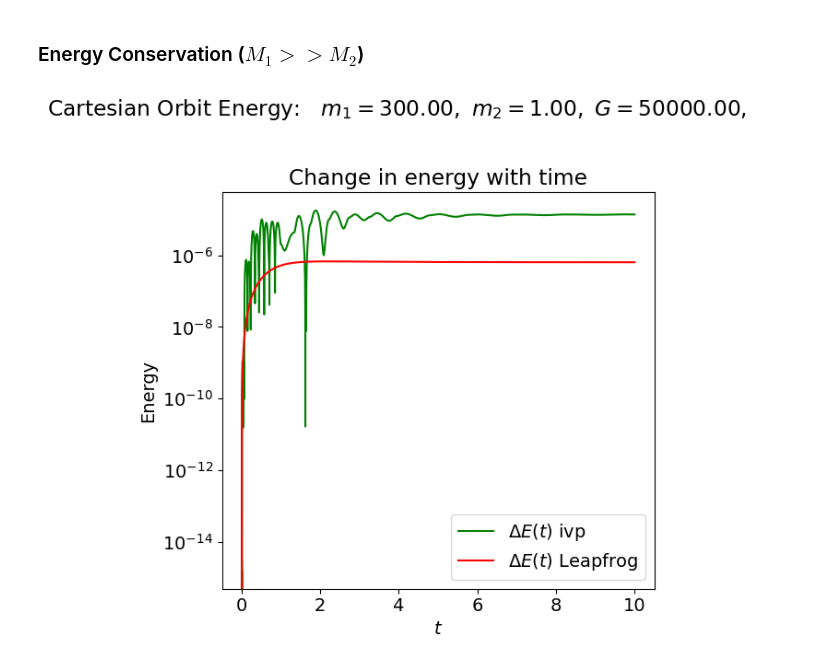
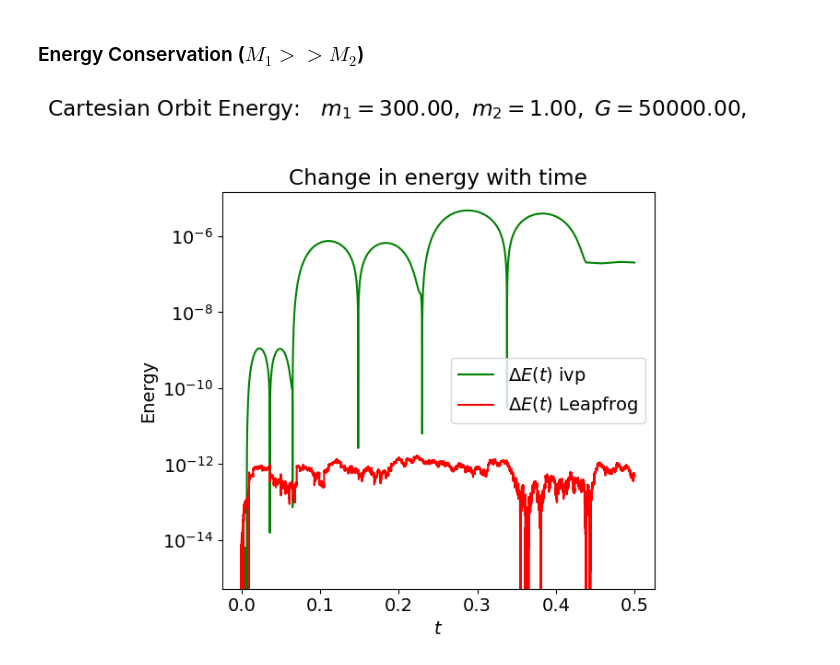
Before and after one commit to myers2004/5300_final, a Jupyter notebook: 5300_final.ipynb, the cells around one changed output. Cells and saved outputs as stored; diff of their text form; code cells hidden in the pictures.

```diff
--- a/5300_final.ipynb
+++ b/5300_final.ipynb
@@ -1605,8 +1605,8 @@ fig.tight_layout()
 # %%
 # Plotting time
 t_start = 0.
-t_end = 200.
-delta_t = 0.001
+t_end = 0.5
+delta_t = 0.0000005
 
 t_pts = np.arange(t_start, t_end+delta_t, delta_t)
 
@@ -1655,25 +1655,25 @@ E_tot_rel_pts_LF = np.abs((E_tot_pts_LF - E_tot_0_LF)/E_tot_0_LF)
 # %%
 fig_5 = plt.figure(figsize=(6,6))
 
 overall_title = 'Cartesian Orbit Energy:  ' + \
                  rf' $m_1 = {m1:.2f},$' + \
                  rf' $m_2 = {m2:.2f},$' + \
                  rf' $G = {G:.2f},$'
 fig_5.suptitle(overall_title, va='baseline')
 
 
 max_index = 10000
 ax_5a = fig_5.add_subplot(1,1,1)
-ax_5a.semilogy(t_pts[:max_index], E_tot_rel_pts[:max_index],
+ax_5a.semilogy(t_pts, E_tot_rel_pts,
                color='green', label=r'$\Delta E(t)$ ivp')
-ax_5a.semilogy(t_pts[:max_index], E_tot_rel_pts_LF[:max_index],
+ax_5a.semilogy(t_pts, E_tot_rel_pts_LF,
                color='red', label=r'$\Delta E(t)$ Leapfrog')
 #ax_5a.set_ylim(1.e-10, 1.e-2)    # (1.e-12, 5)
 ax_5a.set_xlabel(r'$t$')
 ax_5a.set_ylabel(r'Energy')
 ax_5a.set_title('Change in energy with time')
 ax_5a.legend()
 
 fig_5.tight_layout()
 # %% [output]
-[figure, old version]
+[figure, new version]
```
Also changed, not shown: parts of 1 cell of this notebook.
